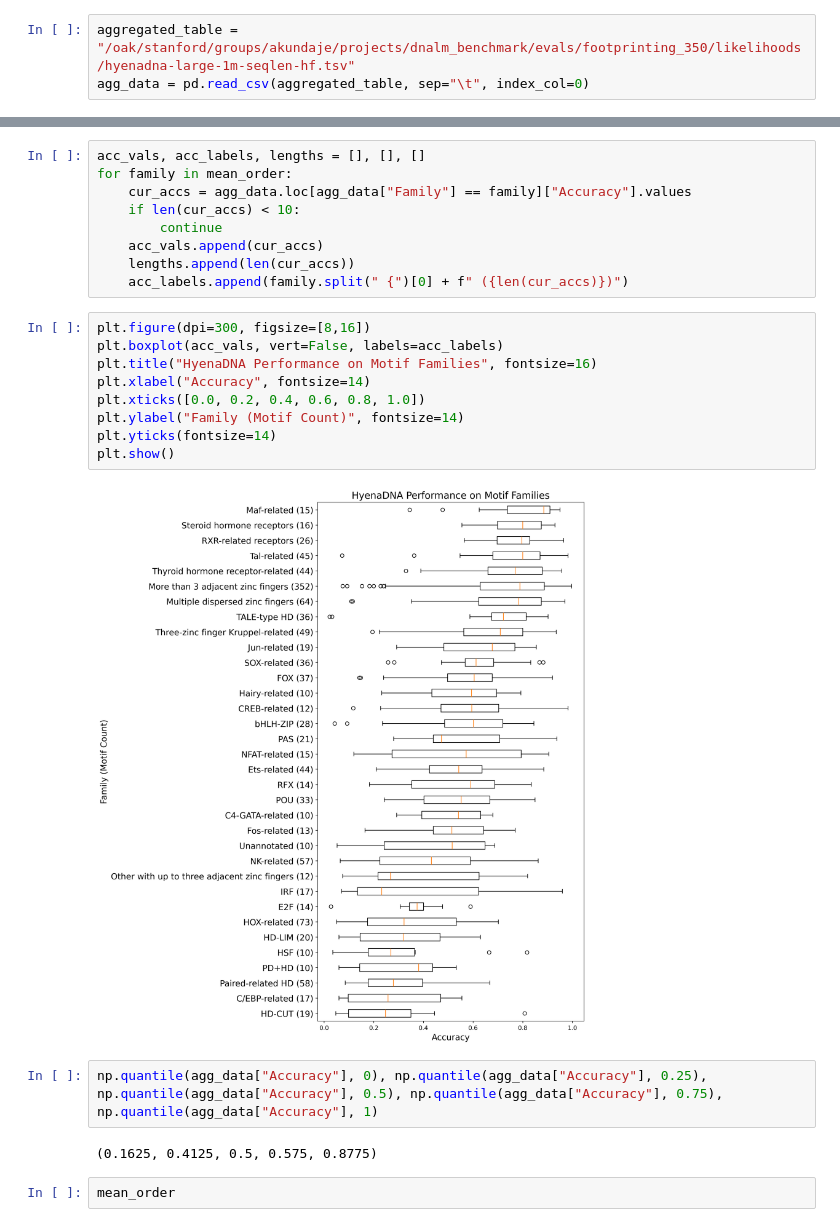
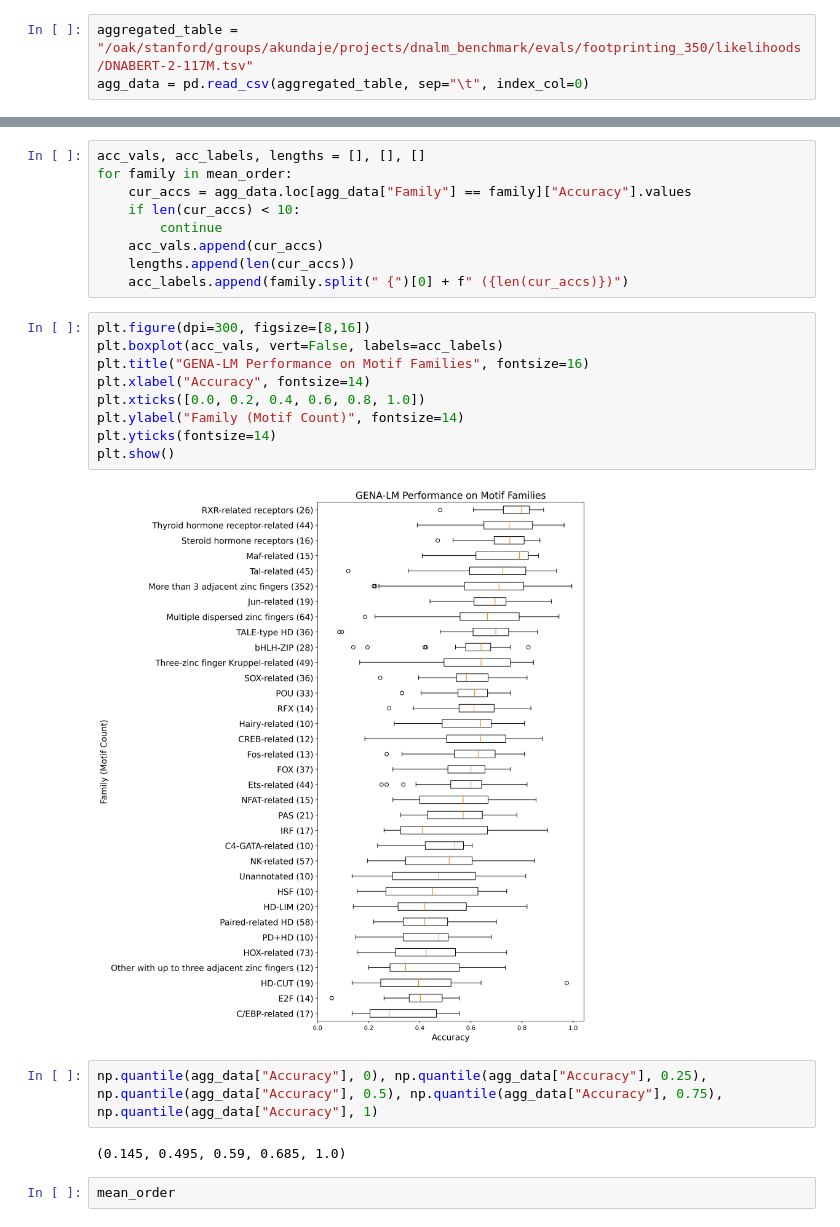
Before and after one commit to kundajelab/DART-Eval, a Jupyter notebook: notebooks/eval_footprinting_likelihood.ipynb, the cells around one changed output, grey strips where cells are left out. Drawn from its saved outputs; the diff is of its cells as text.

Commit message:
Footprinting confidence intervals notebook

```diff
--- a/notebooks/eval_footprinting_likelihood.ipynb
+++ b/notebooks/eval_footprinting_likelihood.ipynb
@@ -5,7 +5,7 @@ import matplotlib.pyplot as plt
 from scipy.stats import wilcoxon
 import pandas as pd
 # %%
-aggregated_table = "/oak/stanford/groups/akundaje/projects/dnalm_benchmark/evals/footprinting_350/likelihoods/hyenadna-large-1m-seqlen-hf.tsv"
+aggregated_table = "/oak/stanford/groups/akundaje/projects/dnalm_benchmark/evals/footprinting_350/likelihoods/DNABERT-2-117M.tsv"
 agg_data = pd.read_csv(aggregated_table, sep="\t", index_col=0)
 # %%
 motif_family_file = "/oak/stanford/groups/akundaje/projects/dnalm_benchmark/reference/H12CORE_motifs.tsv"
@@ -55,18 +55,18 @@ for family in mean_order:
 # %%
 plt.figure(dpi=300, figsize=[8,16])
 plt.boxplot(acc_vals, vert=False, labels=acc_labels)
-plt.title("HyenaDNA Performance on Motif Families", fontsize=16)
+plt.title("GENA-LM Performance on Motif Families", fontsize=16)
 plt.xlabel("Accuracy", fontsize=14)
 plt.xticks([0.0, 0.2, 0.4, 0.6, 0.8, 1.0])
 plt.ylabel("Family (Motif Count)", fontsize=14)
 plt.yticks(fontsize=14)
 plt.show()
 # %% [output]
-[figure, old version]
+[figure, new version]
 # %%
 np.quantile(agg_data["Accuracy"], 0), np.quantile(agg_data["Accuracy"], 0.25), np.quantile(agg_data["Accuracy"], 0.5), np.quantile(agg_data["Accuracy"], 0.75), np.quantile(agg_data["Accuracy"], 1)
 # %% [output]
-(0.1625, 0.4125, 0.5, 0.575, 0.8775)
+(0.145, 0.495, 0.59, 0.685, 1.0)
 # %%
 mean_order
 # %% [output]
```
Also changed, not shown: parts of 1 cell of this notebook, 1 other file.
